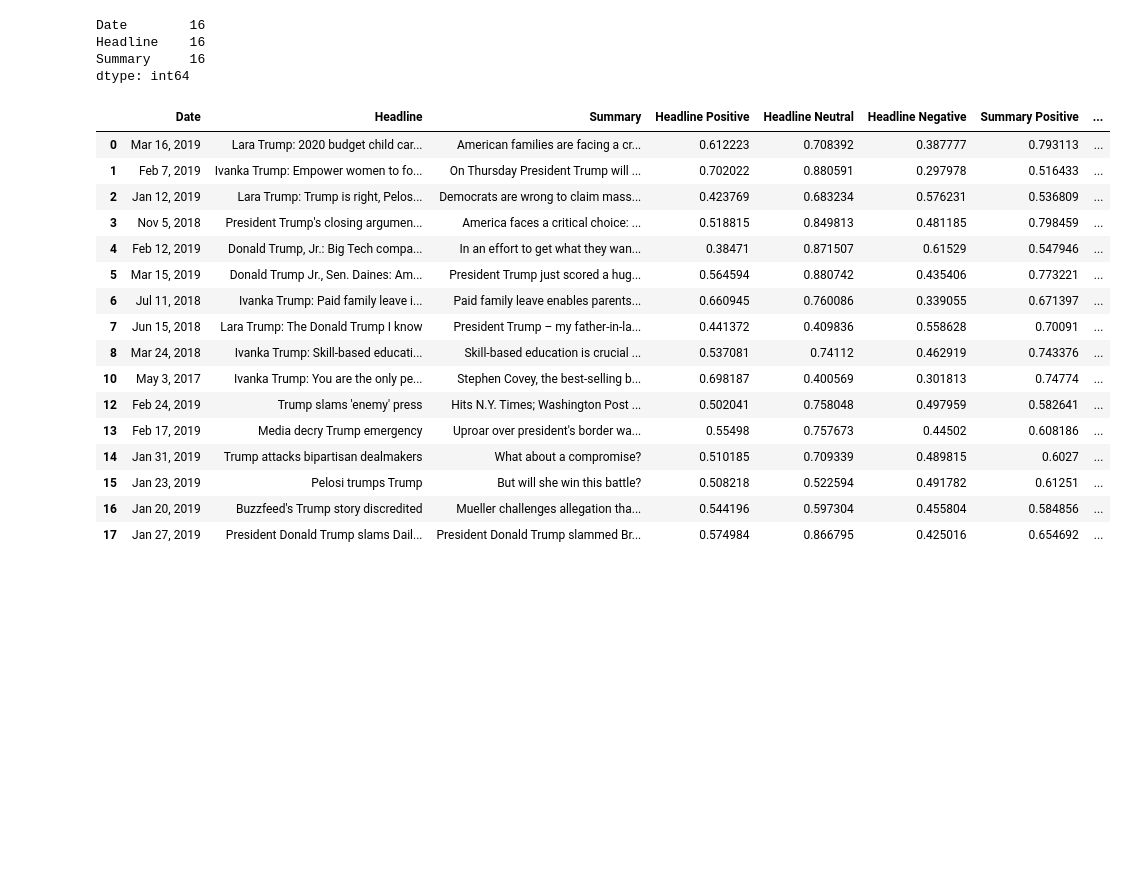
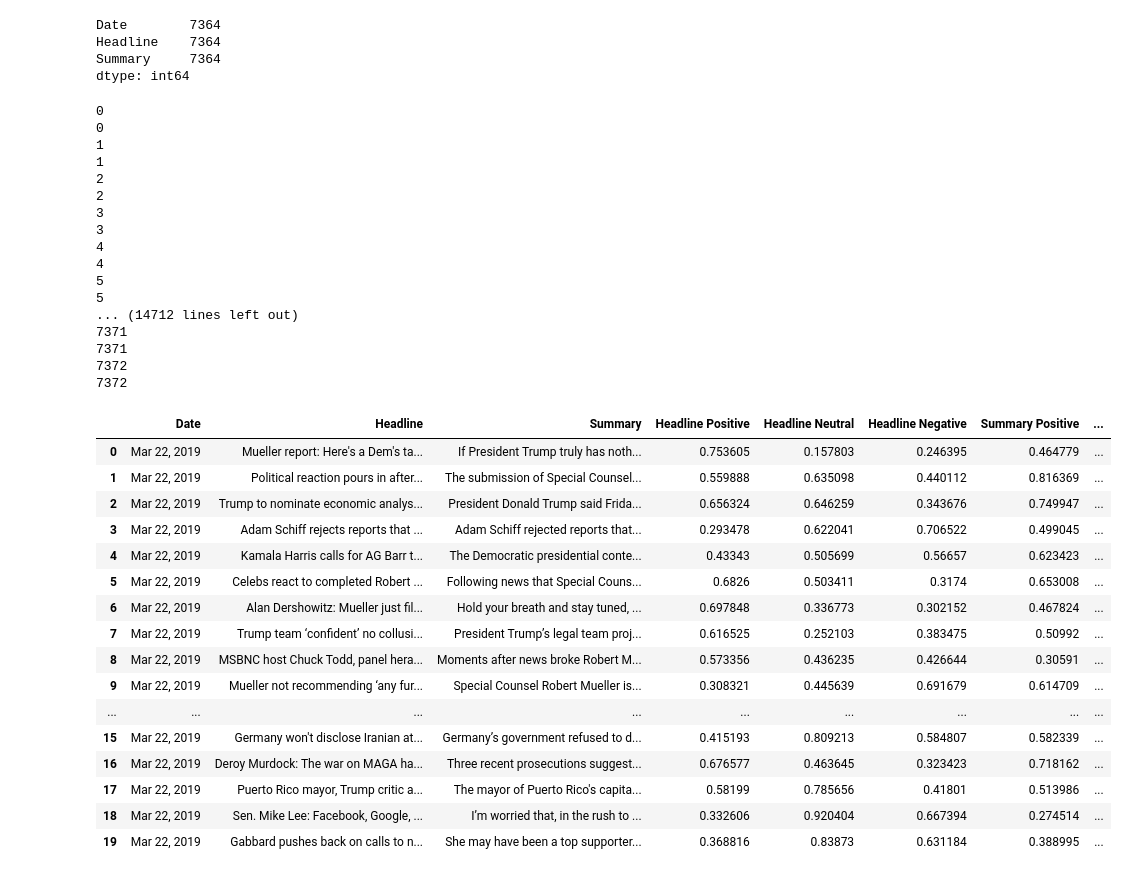
Before and after one commit to jhills5821/ETL-Project, a Jupyter notebook: Scrape Fox News.ipynb, the cells around one changed output. Saved outputs shown, nothing was run; the diff lists cells and outputs as text; code cells hidden in the pictures; blank space fills up the shorter version.

```diff
--- a/Scrape Fox News.ipynb
+++ b/Scrape Fox News.ipynb
@@ -49,12 +65,14 @@ for i in range(2):
 # %%
 import pandas as pd
 
-fox_news = pd.DataFrame({"Date":dates,"Headline":headlines,"Summary":summaries}).drop_duplicates("Headline")
+fox_news = pd.DataFrame(fox_news_list).drop_duplicates("Headline")
+
+fox_news.to_csv("./Fox News Headlines.csv", index=False, header=True)
 fox_news.count()
 # %% [output]
-Date        16
-Headline    16
-Summary     16
+Date        7364
+Headline    7364
+Summary     7364
 dtype: int64
 # %%
 import requests
@@ -69,55 +87,81 @@ fox_news['Headline Negative'] = ""
 fox_news['Summary Positive'] = ""
 fox_news['Summary Neutral'] = ""
 fox_news['Summary Negative'] = ""
 
 base_url = "https://japerk-text-processing.p.rapidapi.com/sentiment/"
 
 headers={
     "X-RapidAPI-Key": rkey,
     "Content-Type": "application/x-www-form-urlencoded"
 }
 
 params={
     "language": "english"
     }
 
 for index, row in fox_news.iterrows():
 
     params["text"]= row['Headline']
 
     response = requests.post(base_url,headers=headers,data=params).json()
 
-    fox_news.loc[index,'Headline Positive'] = response['probability']['pos']
-    fox_news.loc[index,'Headline Neutral'] = response['probability']['neutral']
-    fox_news.loc[index,'Headline Negative'] = response['probability']['neg']
+    try:
+        print(f"{index}")
+        fox_news.loc[index,'Headline Positive'] = response['probability']['pos']
+        fox_news.loc[index,'Headline Neutral'] = response['probability']['neutral']
+        fox_news.loc[index,'Headline Negative'] = response['probability']['neg']
+
+    except(KeyError,IndexError):
+        print("Missing Data")
 
     params["text"]= row['Summary']
 
     response = requests.post(base_url,headers=headers,data=params).json()
+    try:
+        print(f"{index}")
+        fox_news.loc[index,'Summary Positive'] = response['probability']['pos']
+        fox_news.loc[index,'Summary Neutral'] = response['probability']['neutral']
+        fox_news.loc[index,'Summary Negative'] = response['probability']['neg']
 
-    fox_news.loc[index,'Summary Positive'] = response['probability']['pos']
-    fox_news.loc[index,'Summary Neutral'] = response['probability']['neutral']
-    fox_news.loc[index,'Summary Negative'] = response['probability']['neg']
+    except(KeyError,IndexError):
+        print("Missing Data")
 
 fox_news.head(20)
 # %% [output]
+0
+0
+1
+1
+2
+2
+3
+3
+4
+4
+5
+5
+... (14712 lines left out)
+7371
+7371
+7372
+7372
 |  | Date | Headline | Summary | Headline Positive | Headline Neutral | Headline Negative | Summary Positive | ... |
-| 0 | Mar 16, 2019 | Lara Trump: 2020 budget child car... | American families are facing a cr... | 0.612223 | 0.708392 | 0.387777 | 0.793113 | ... |
-| 1 | Feb 7, 2019 | Ivanka Trump: Empower women to fo... | On Thursday President Trump will ... | 0.702022 | 0.880591 | 0.297978 | 0.516433 | ... |
-| 2 | Jan 12, 2019 | Lara Trump: Trump is right, Pelos... | Democrats are wrong to claim mass... | 0.423769 | 0.683234 | 0.576231 | 0.536809 | ... |
-| 3 | Nov 5, 2018 | President Trump's closing argumen... | America faces a critical choice: ... | 0.518815 | 0.849813 | 0.481185 | 0.798459 | ... |
-| 4 | Feb 12, 2019 | Donald Trump, Jr.: Big Tech compa... | In an effort to get what they wan... | 0.38471 | 0.871507 | 0.61529 | 0.547946 | ... |
-| 5 | Mar 15, 2019 | Donald Trump Jr., Sen. Daines: Am... | President Trump just scored a hug... | 0.564594 | 0.880742 | 0.435406 | 0.773221 | ... |
-| 6 | Jul 11, 2018 | Ivanka Trump: Paid family leave i... | Paid family leave enables parents... | 0.660945 | 0.760086 | 0.339055 | 0.671397 | ... |
-| 7 | Jun 15, 2018 | Lara Trump: The Donald Trump I know | President Trump – my father-in-la... | 0.441372 | 0.409836 | 0.558628 | 0.70091 | ... |
-| 8 | Mar 24, 2018 | Ivanka Trump: Skill-based educati... | Skill-based education is crucial ... | 0.537081 | 0.74112 | 0.462919 | 0.743376 | ... |
-| 10 | May 3, 2017 | Ivanka Trump: You are the only pe... | Stephen Covey, the best-selling b... | 0.698187 | 0.400569 | 0.301813 | 0.74774 | ... |
-| 12 | Feb 24, 2019 | Trump slams 'enemy' press | Hits N.Y. Times; Washington Post ... | 0.502041 | 0.758048 | 0.497959 | 0.582641 | ... |
-| 13 | Feb 17, 2019 | Media decry Trump emergency | Uproar over president's border wa... | 0.55498 | 0.757673 | 0.44502 | 0.608186 | ... |
-| 14 | Jan 31, 2019 | Trump attacks bipartisan dealmakers | What about a compromise? | 0.510185 | 0.709339 | 0.489815 | 0.6027 | ... |
-| 15 | Jan 23, 2019 | Pelosi trumps Trump | But will she win this battle? | 0.508218 | 0.522594 | 0.491782 | 0.61251 | ... |
-| 16 | Jan 20, 2019 | Buzzfeed's Trump story discredited | Mueller challenges allegation tha... | 0.544196 | 0.597304 | 0.455804 | 0.584856 | ... |
-| 17 | Jan 27, 2019 | President Donald Trump slams Dail... | President Donald Trump slammed Br... | 0.574984 | 0.866795 | 0.425016 | 0.654692 | ... |
+| 0 | Mar 22, 2019 | Mueller report: Here's a Dem's ta... | If President Trump truly has noth... | 0.753605 | 0.157803 | 0.246395 | 0.464779 | ... |
+| 1 | Mar 22, 2019 | Political reaction pours in after... | The submission of Special Counsel... | 0.559888 | 0.635098 | 0.440112 | 0.816369 | ... |
+| 2 | Mar 22, 2019 | Trump to nominate economic analys... | President Donald Trump said Frida... | 0.656324 | 0.646259 | 0.343676 | 0.749947 | ... |
+| 3 | Mar 22, 2019 | Adam Schiff rejects reports that ... | Adam Schiff rejected reports that... | 0.293478 | 0.622041 | 0.706522 | 0.499045 | ... |
+| 4 | Mar 22, 2019 | Kamala Harris calls for AG Barr t... | The Democratic presidential conte... | 0.43343 | 0.505699 | 0.56657 | 0.623423 | ... |
+| 5 | Mar 22, 2019 | Celebs react to completed Robert ... | Following news that Special Couns... | 0.6826 | 0.503411 | 0.3174 | 0.653008 | ... |
+| 6 | Mar 22, 2019 | Alan Dershowitz: Mueller just fil... | Hold your breath and stay tuned, ... | 0.697848 | 0.336773 | 0.302152 | 0.467824 | ... |
+| 7 | Mar 22, 2019 | Trump team ‘confident’ no collusi... | President Trump’s legal team proj... | 0.616525 | 0.252103 | 0.383475 | 0.50992 | ... |
+| 8 | Mar 22, 2019 | MSBNC host Chuck Todd, panel hera... | Moments after news broke Robert M... | 0.573356 | 0.436235 | 0.426644 | 0.30591 | ... |
+| 9 | Mar 22, 2019 | Mueller not recommending ‘any fur... | Special Counsel Robert Mueller is... | 0.308321 | 0.445639 | 0.691679 | 0.614709 | ... |
+| ... | ... | ... | ... | ... | ... | ... | ... | ... |
+| 15 | Mar 22, 2019 | Germany won't disclose Iranian at... | Germany’s government refused to d... | 0.415193 | 0.809213 | 0.584807 | 0.582339 | ... |
+| 16 | Mar 22, 2019 | Deroy Murdock: The war on MAGA ha... | Three recent prosecutions suggest... | 0.676577 | 0.463645 | 0.323423 | 0.718162 | ... |
+| 17 | Mar 22, 2019 | Puerto Rico mayor, Trump critic a... | The mayor of Puerto Rico's capita... | 0.58199 | 0.785656 | 0.41801 | 0.513986 | ... |
+| 18 | Mar 22, 2019 | Sen. Mike Lee: Facebook, Google, ... | I’m worried that, in the rush to ... | 0.332606 | 0.920404 | 0.667394 | 0.274514 | ... |
+| 19 | Mar 22, 2019 | Gabbard pushes back on calls to n... | She may have been a top supporter... | 0.368816 | 0.83873 | 0.631184 | 0.388995 | ... |
 # %%
 import sqlalchemy
 from sqlalchemy.ext.automap import automap_base
```
Also changed, not shown: parts of 2 cells of this notebook, 6 other files.
